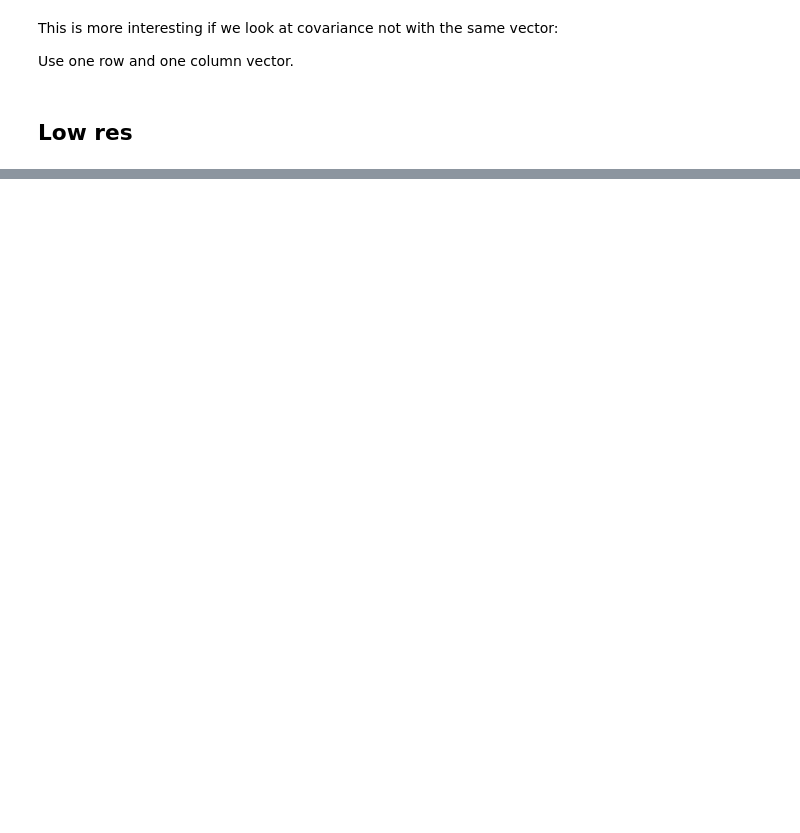
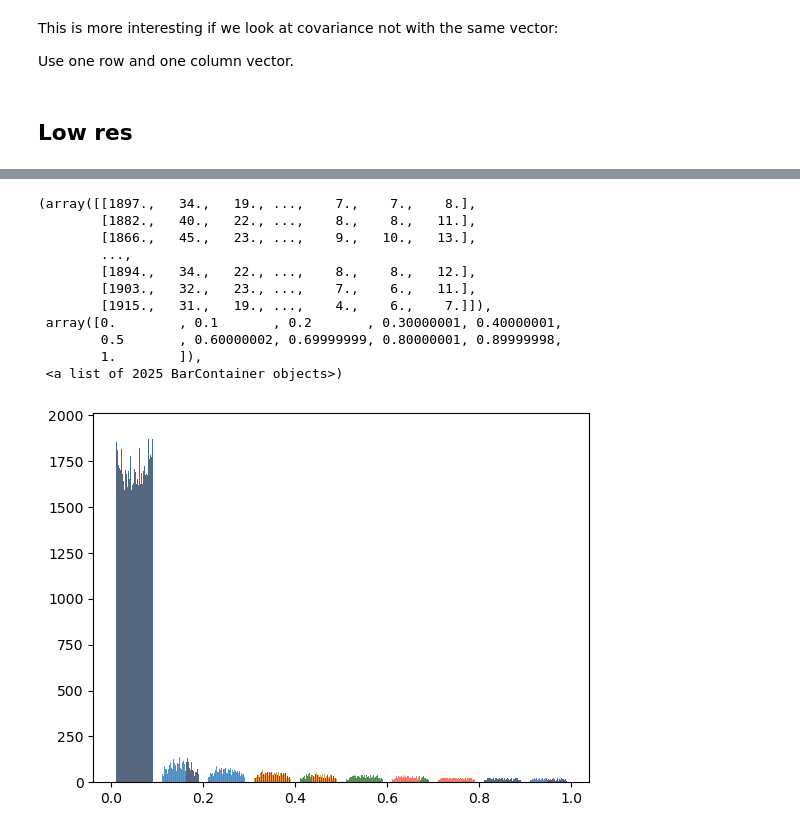
Before and after one commit to kimbente/super-resolution, a Jupyter notebook: kernel.ipynb, the cells around one changed output, grey strips where cells are left out. Cells and saved outputs as stored; diff of their text form; code cells hidden in the pictures; blank space fills up the shorter version.

```diff
--- a/kernel.ipynb
+++ b/kernel.ipynb
@@ -273,10 +168,10 @@ mid_points = torch.cat((ys.unsqueeze(0), xs.unsqueeze(0)), dim = 0)/45
 # %%
-def ks_covariance_function(tensor, lambda_s = 0.2):
+def ks_covariance_function(tensor, lambda_value = 0.2):
     """_summary_
 
     Args:
         tensor (_type_): _description_
-        lambda_s (float, optional): hyperparamter, must be > 0. Defaults to 0.2.
+        lambda_s (float, optional): _description_. Defaults to 0.2.
 
     Returns:
         _type_: _description_
@@ -295,7 +190,7 @@ def ks_covariance_function(tensor, lambda_s = 0.2):
     # take sqrt
     euc_dist = torch.sqrt(dist_sum)
 
-    Z = (euc_dist / lambda_s)
+    Z = torch.div(euc_dist, lambda_value)
 
     # Mask large Z's with nan
     Z[Z >= 1] = float('nan')
@@ -317,4 +213,6 @@ px.scatter(x = Z.numpy(), y = cov_matrix.numpy(), title = "Mapping of Z").update
 # %%
+# Subset last row
 mid_points_last_row = mid_points.reshape(2, -1)[:, -45:]
 
-ks_covar_matrix = ks_covariance_function(mid_points_last_row)
+# Apply function
+ks_covar_matrix = ks_covariance_function(mid_points_last_row, lambda_value = 0.2)
@@ -471,0 +324,11 @@ What about relationship between low res and high res image?
+# %%
+lr_scene_bed_tensor_norm = NormalizeTensor(lr_scene_bed_tensor)
+hr_scene_sur_tensor_norm = NormalizeTensor(hr_scene_sur_tensor)
+
+# Only for visualisation: not used
+hr_scene_bed_tensor_norm = NormalizeTensor(hr_scene_bed_tensor)
+
+print(lr_scene_bed_tensor_norm.shape)
+print(hr_scene_sur_tensor_norm.shape)
+# 9 * 9 * 25
+# NH is the number of high-resolution AH areas that compose AL: 25 HR areas compose one LR area (5 x 5)
@@ -471,0 +394,30 @@ What about relationship between low res and high res image?
+# %%
+### Base Covariance ###
+# base covariance is based on high-res input only
+base_covar = covariance_function(hr_scene_sur_tensor_norm, lambda_s = 0.4, lambda_p = 0.3, sigma_f = 1.0) # torch.Size([2025, 2025])
+# lambda_s = 0.1 produces stripes (too local, small lengthscale)
+# lambda_p = 0.05 produces swirls
+# sigma_f = 0.01 keeps it closer to the mean field: Keep at 1.0 to stay in [0, 1] range
+
+# Functions to average over base covariance to derive k_ah_al and k_al_al terms
+# Magnification factor for this problem
+magnification_factor = 25
+# Use average pooling function
+magnify_5x5blocks = torch.nn.AvgPool2d(kernel_size = magnification_factor)
+magnify_25columns = torch.nn.AvgPool2d(kernel_size = (1, magnification_factor), stride = (1, magnification_factor))
+# %%
+# sparse: many zeros
+plt.hist(base_covar)
+# %% [output]
+(array([[1897.,   34.,   19., ...,    7.,    7.,    8.],
+        [1882.,   40.,   22., ...,    8.,    8.,   11.],
+        [1866.,   45.,   23., ...,    9.,   10.,   13.],
+        ...,
+        [1894.,   34.,   22., ...,    8.,    8.,   12.],
+        [1903.,   32.,   23., ...,    7.,    6.,   11.],
+        [1915.,   31.,   19., ...,    4.,    6.,    7.]]),
+ array([0.        , 0.1       , 0.2       , 0.30000001, 0.40000001,
+        0.5       , 0.60000002, 0.69999999, 0.80000001, 0.89999998,
+        1.        ]),
+ <a list of 2025 BarContainer objects>)
+[figure, added]
```
Also changed, not shown: parts of 53 cells of this notebook, 2 other files.
